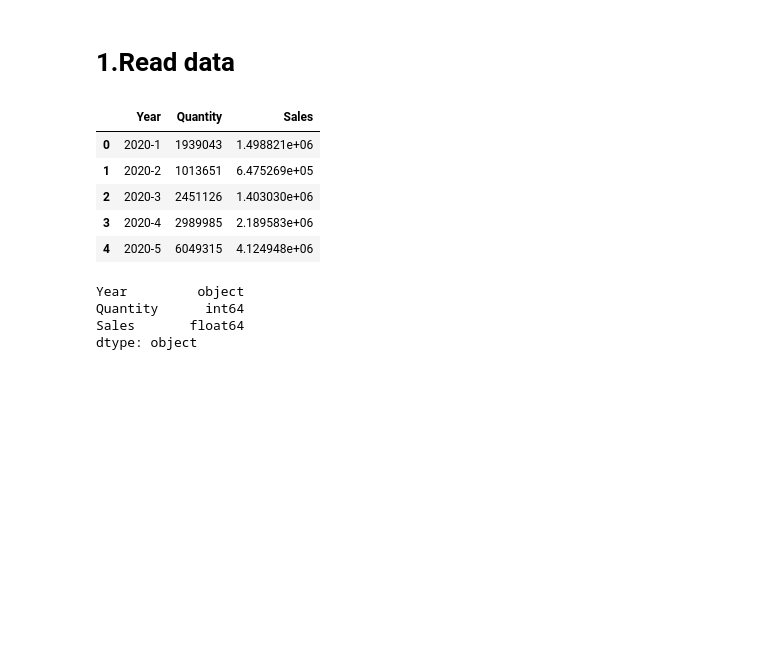
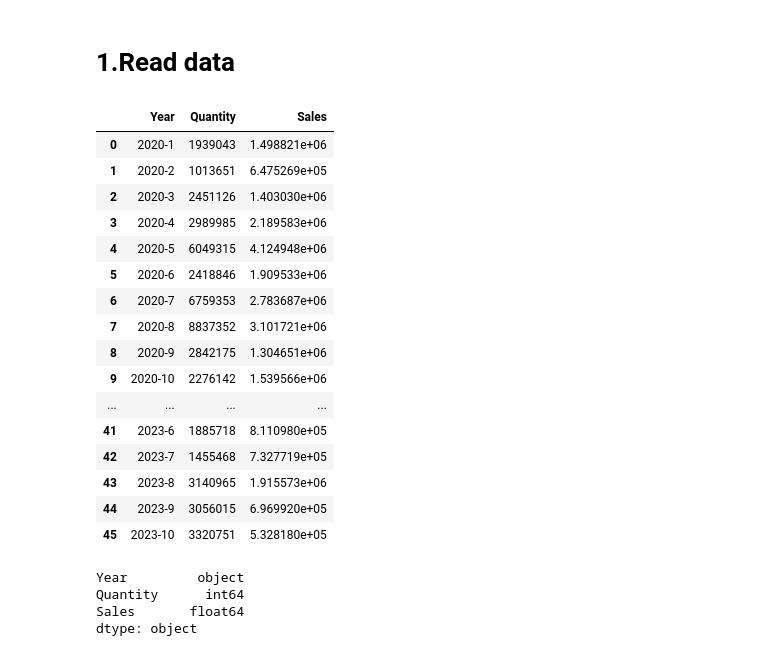
Before and after one commit to thainq1402/ATS, a Jupyter notebook: Teamwork/EDA_Competitor.ipynb, the cells around one changed output. Drawn from its saved outputs; the diff is of its cells as text; code cells hidden in the pictures; blank space fills up the shorter version.

```diff
--- a/Teamwork/EDA_Sales.ipynb
+++ b/Teamwork/EDA_Competitor.ipynb
@@ -8,14 +8,25 @@ import seaborn as sns
 # 1.Read data
 # %%
 competitor = pd.read_excel('Competitors.xlsx')
-competitor.head(5)
+competitor.head(50)
 # %% [output]
 |  | Year | Quantity | Sales |
 | 0 | 2020-1 | 1939043 | 1.498821e+06 |
 | 1 | 2020-2 | 1013651 | 6.475269e+05 |
 | 2 | 2020-3 | 2451126 | 1.403030e+06 |
 | 3 | 2020-4 | 2989985 | 2.189583e+06 |
 | 4 | 2020-5 | 6049315 | 4.124948e+06 |
+| 5 | 2020-6 | 2418846 | 1.909533e+06 |
+| 6 | 2020-7 | 6759353 | 2.783687e+06 |
+| 7 | 2020-8 | 8837352 | 3.101721e+06 |
+| 8 | 2020-9 | 2842175 | 1.304651e+06 |
+| 9 | 2020-10 | 2276142 | 1.539566e+06 |
+| ... | ... | ... | ... |
+| 41 | 2023-6 | 1885718 | 8.110980e+05 |
+| 42 | 2023-7 | 1455468 | 7.327719e+05 |
+| 43 | 2023-8 | 3140965 | 1.915573e+06 |
+| 44 | 2023-9 | 3056015 | 6.969920e+05 |
+| 45 | 2023-10 | 3320751 | 5.328180e+05 |
 # %%
 competitor.dtypes
 # %% [output]
```
Also changed, not shown: parts of 8 cells of this notebook, 5 other files.
